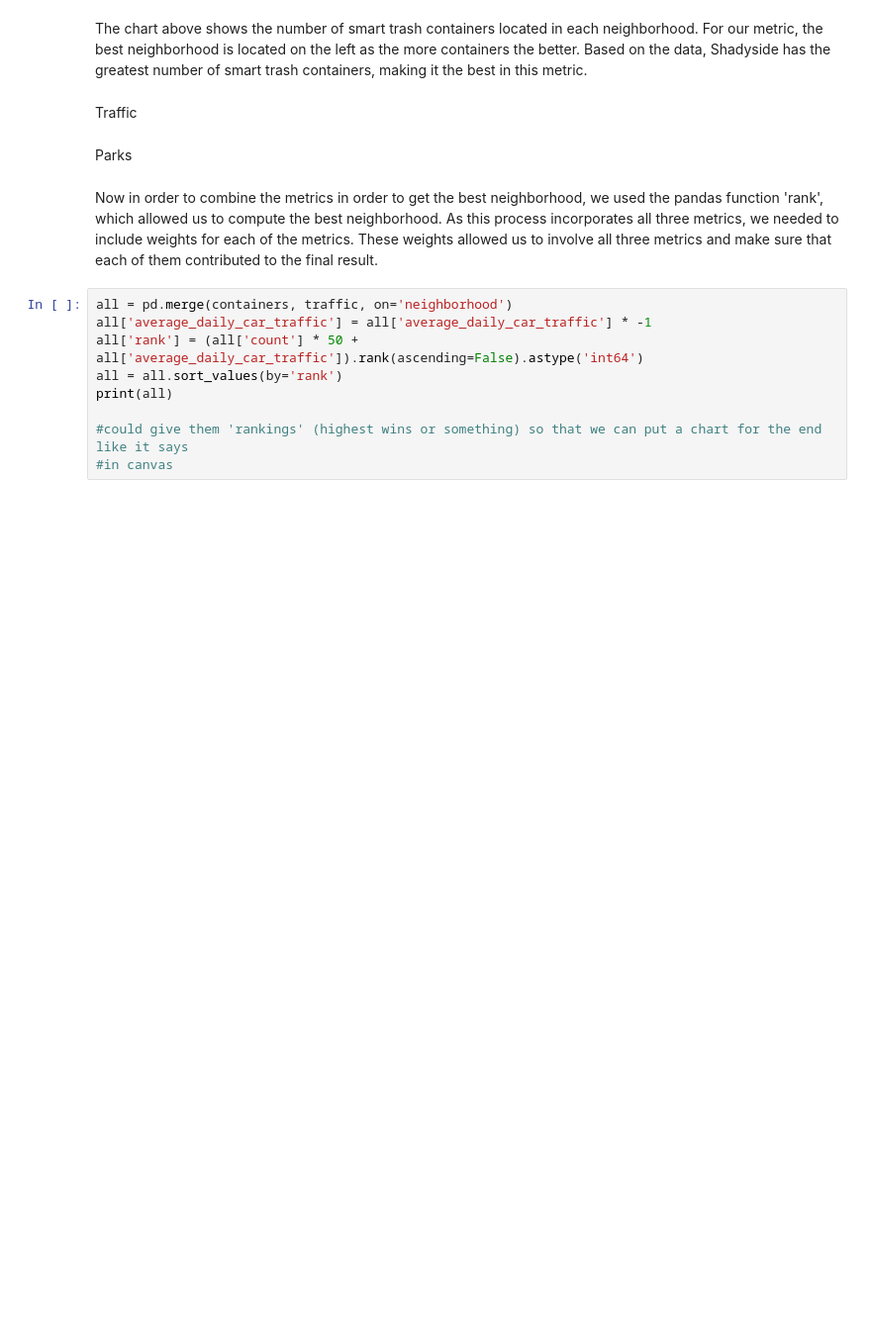
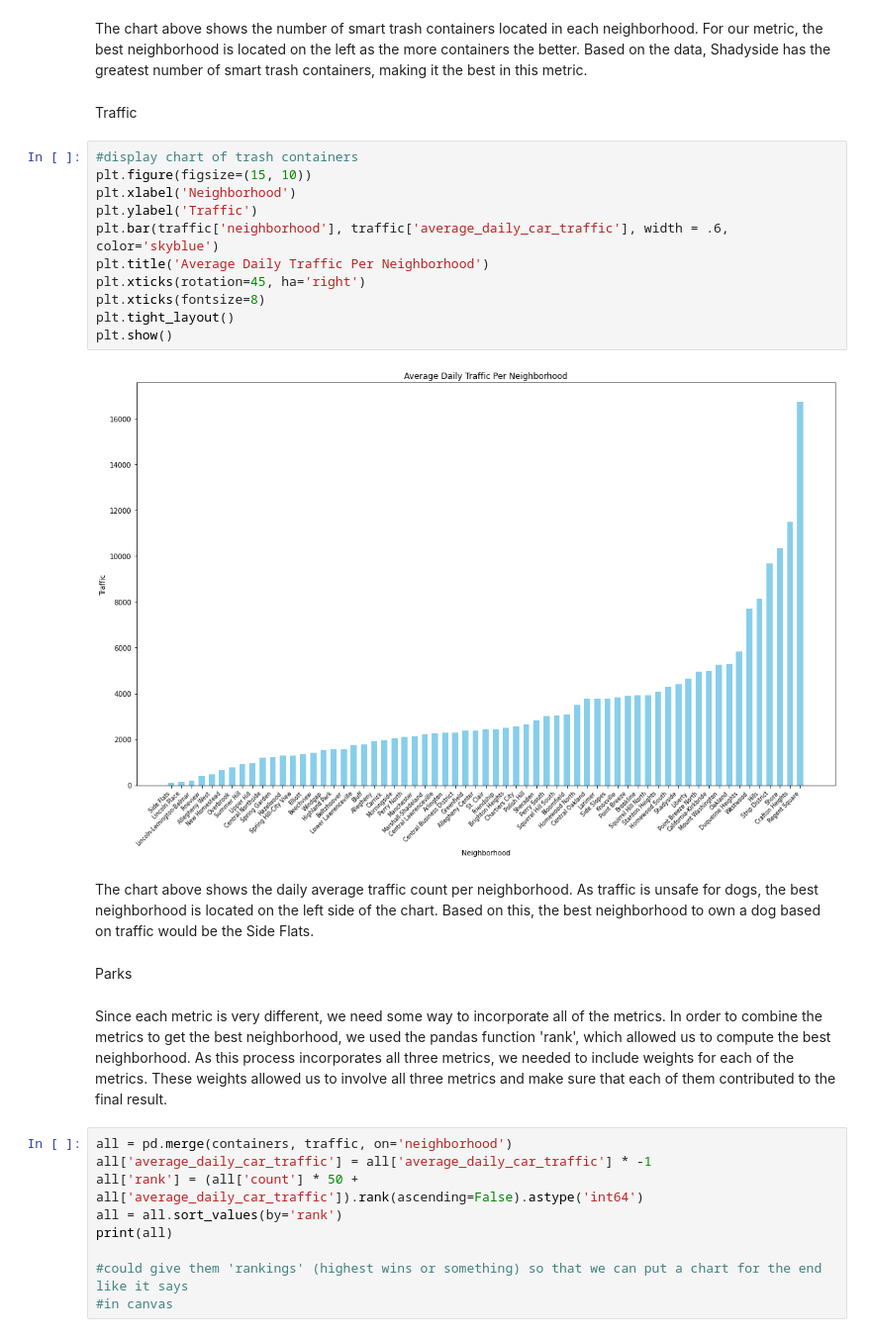
Before and after one commit to dantewarhola/Big-Ideas-in-Computing-and-Information-Group-38-Final-Project, a Jupyter notebook: FinalNotebook.ipynb, the cells around one changed output. Shown at 99% size. Saved outputs shown, nothing was run; the diff lists cells and outputs as text; blank space fills up the shorter version.

Commit message:
added chart and conclusion

```diff
--- a/FinalNotebook.ipynb
+++ b/FinalNotebook.ipynb
@@ -41,10 +41,25 @@ plt.show()
 The chart above shows the number of smart trash containers located in each neighborhood. For our metric, the best neighborhood is located on the left as the more containers the better. Based on the data, Shadyside has the greatest number of smart trash containers, making it the best in this metric.
 # %% [markdown]
 Traffic
+# %%
+#display chart of trash containers
+plt.figure(figsize=(15, 10))
+plt.xlabel('Neighborhood')
+plt.ylabel('Traffic')
+plt.bar(traffic['neighborhood'], traffic['average_daily_car_traffic'], width = .6, color='skyblue')
+plt.title('Average Daily Traffic Per Neighborhood')
+plt.xticks(rotation=45, ha='right')
+plt.xticks(fontsize=8)
+plt.tight_layout()
+plt.show()
+# %% [output]
+[figure, added]
+# %% [markdown]
+The chart above shows the daily average traffic count per neighborhood. As traffic is unsafe for dogs, the best neighborhood is located on the left side of the chart. Based on this, the best neighborhood to own a dog based on traffic would be the Side Flats.
 # %% [markdown]
 Parks
 # %% [markdown]
-Now in order to combine the metrics in order to get the best neighborhood, we used the pandas function 'rank', which allowed us to compute the best neighborhood. As this process incorporates all three metrics, we needed to include weights for each of the metrics. These weights allowed us to involve all three metrics and make sure that each of them contributed to the final result.
+Since each metric is very different, we need some way to incorporate all of the metrics. In order to combine the metrics to get the best neighborhood, we used the pandas function 'rank', which allowed us to compute the best neighborhood. As this process incorporates all three metrics, we needed to include weights for each of the metrics. These weights allowed us to involve all three metrics and make sure that each of them contributed to the final result.
 # %%
 all = pd.merge(containers, traffic, on='neighborhood')
 all['average_daily_car_traffic'] = all['average_daily_car_traffic'] * -1
```
Also changed, not shown: parts of 1 cell of this notebook.
